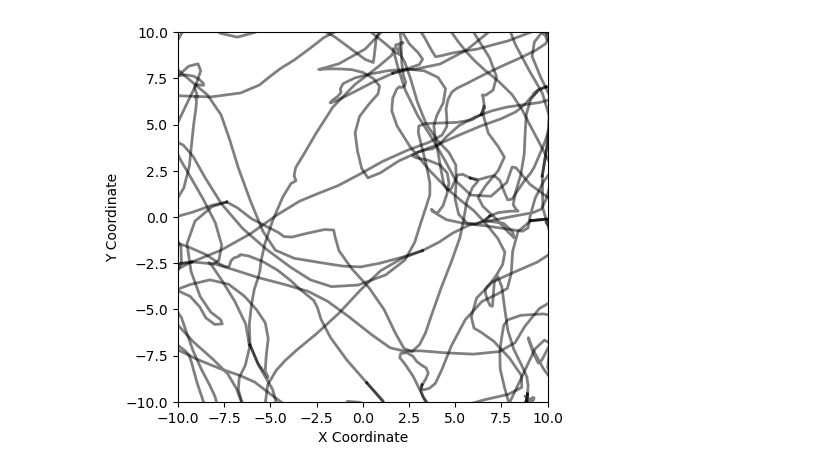
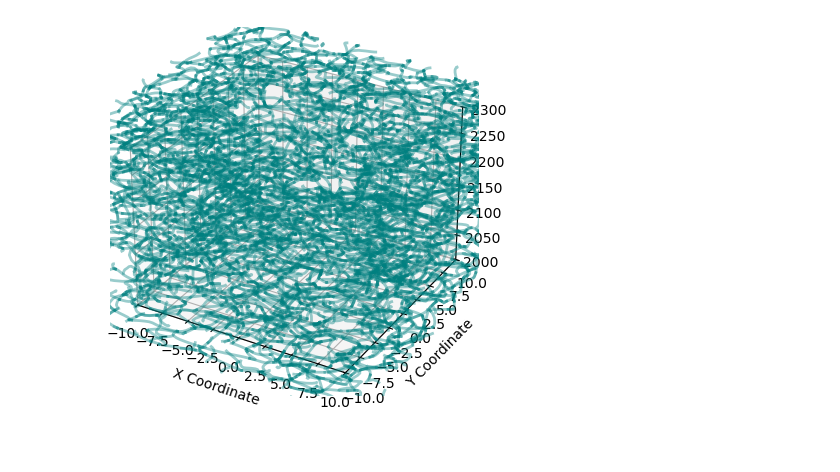
Before and after one commit to sarahedraves/FilamentAnalysis, a Jupyter notebook: plot3Dfils.ipynb, the cells around one changed output. Saved outputs shown, nothing was run; the diff lists cells and outputs as text; code cells hidden in the pictures.

Commit message:
updates to plotting

```diff
--- a/plot3Dfils.ipynb
+++ b/plot3Dfils.ipynb
@@ -45,16 +36,18 @@ filnum=len(fildict)
 # %%
-ax = plt.gca()
+fig = plt.figure()
+ax = fig.add_subplot(111, projection='3d')
+ax.set_xlim([-10,10])
+ax.set_ylim([-10,10])
+ax.set_zlim([2000,2300])
 for i in range(filnum):
-    fils.plot_3Das2D(i,fildict,axes='xy')
+    fils.plot(i,fildict,ax=ax)
 plt.xlabel('X Coordinate')
 plt.ylabel('Y Coordinate')
-ax.set_aspect('equal', adjustable='box')
-tick_values = np.linspace(-10,10,9)
-plt.xticks(tick_values)
-plt.yticks(tick_values)
-ax.set_xlim([-10,10])
-ax.set_ylim([-10,10])
+#ax.set_aspect('equal', adjustable='box')
+#tick_values = np.linspace(-10,10,9)
+#plt.xticks(tick_values)
+#plt.yticks(tick_values)
 plt.draw()
-plt.savefig(f'./FilPics/{name}_nsig{nsig}.png')
+#plt.savefig(f'./FilPics/{name}.png')
 # %% [output]
-[figure, old version]
+[figure, new version]
```
Also changed, not shown: parts of 9 cells of this notebook, 4 other files.
